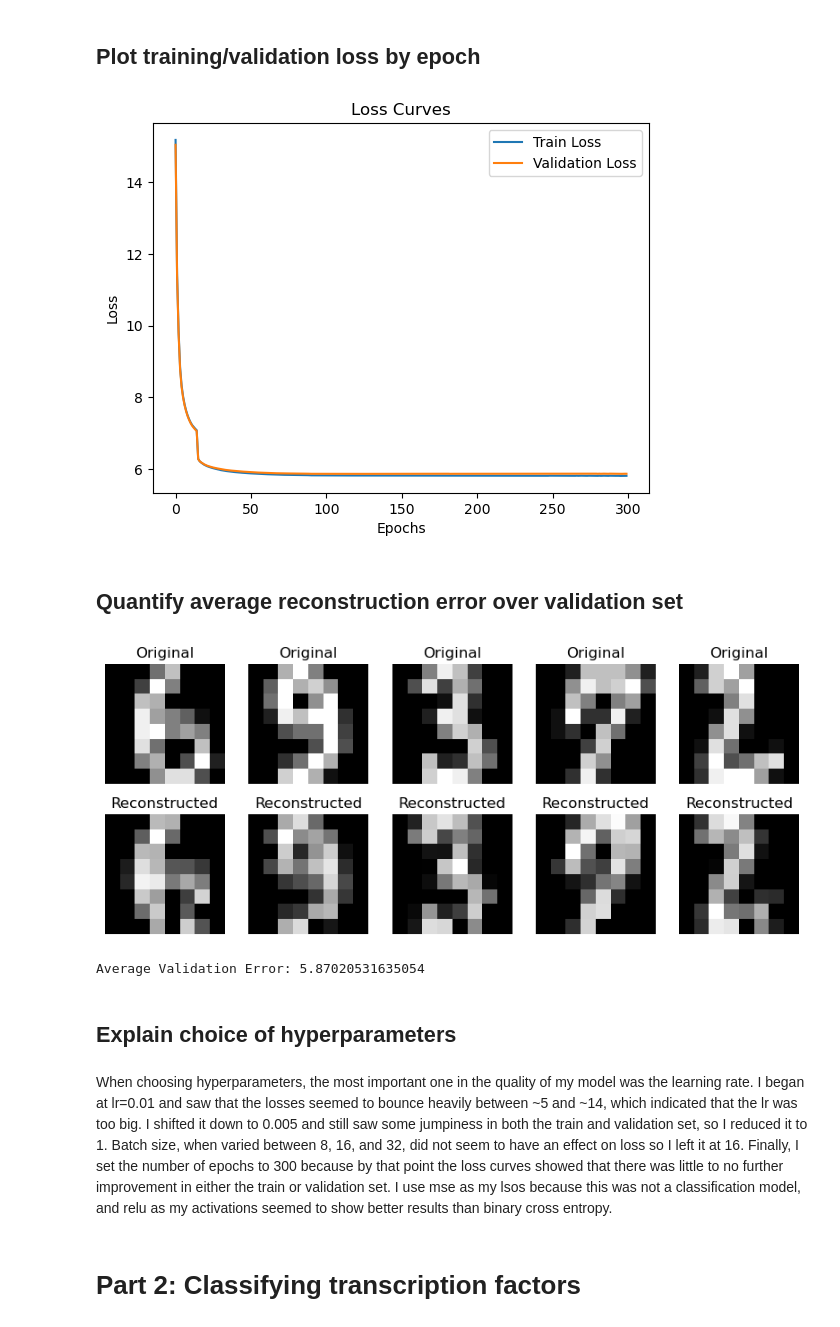
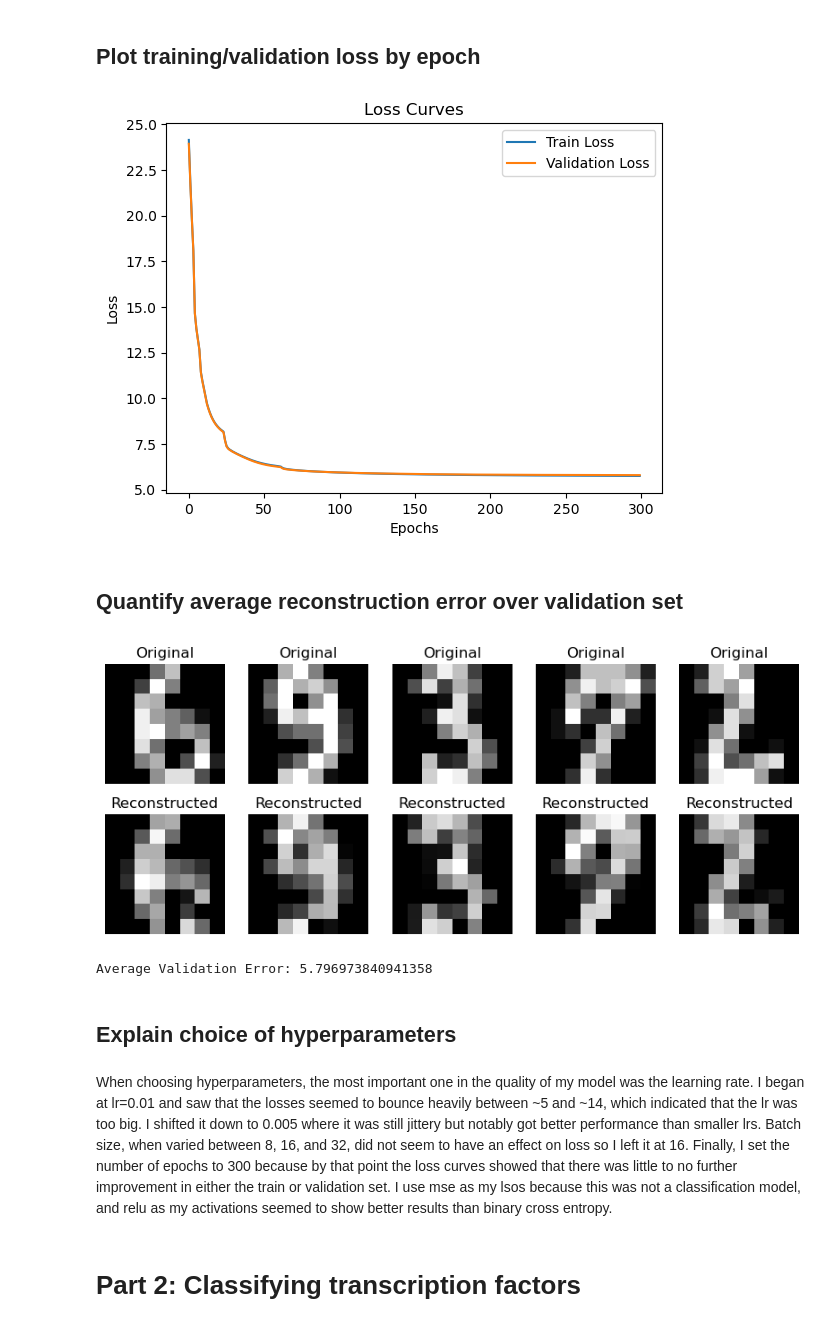
Before and after one commit to sanjayontheweb/final-nn, a Jupyter notebook: autoencoder.ipynb, the cells around one changed output. Drawn from its saved outputs; the diff is of its cells as text; code cells hidden in the pictures.

```diff
--- a/autoencoder.ipynb
+++ b/autoencoder.ipynb
@@ -31,7 +33,7 @@ autoencoder_arch = [
     {"input_dim": 64, "output_dim": 16, "activation": "relu"},
     {"input_dim": 16, "output_dim": 64, "activation": "relu"},
 ]
-nn = NeuralNetwork(autoencoder_arch, lr=0.003, seed=42, batch_size=16, epochs=300, loss_function="mean_squared_error")
+nn = NeuralNetwork(autoencoder_arch, lr=0.003, seed=42, batch_size=32, epochs=300, loss_function="mean_squared_error")
 # %% [markdown]
 ## Train autoencoder
 # %%
@@ -48,35 +50,35 @@ plt.ylabel("Loss")
 plt.legend()
 plt.show()
 # %% [output]
-[figure, old version]
+[figure, new version]
 # %% [markdown]
 ## Quantify average reconstruction error over validation set
 # %%
-reconstruction = nn.predict(X_val)
+reconstruction = nn.predict(X_val.T).T
 
 #View the original and reconstructed images
 n = 5
 plt.figure(figsize=(10, 4))
 for i in range(n):
     ax = plt.subplot(2, n, i + 1)
     plt.imshow(X_val[i].reshape(8, 8), cmap="gray")
     plt.title("Original")
     plt.axis("off")
 
     ax = plt.subplot(2, n, i + 1 + n)
     plt.imshow(reconstruction[i].reshape(8, 8), cmap="gray")
     plt.title("Reconstructed")
     plt.axis("off")
 # %% [output]
-[figure, old version]
+[figure, new version]
 # %%
 ave_val_error = np.mean(np.square(X_val - reconstruction))
 print(f"Average Validation Error: {ave_val_error}")
 # %% [output]
-Average Validation Error: 5.87020531635054
+Average Validation Error: 5.796973840941358
 # %% [markdown]
 ## Explain choice of hyperparameters
 # %% [markdown]
-When choosing hyperparameters, the most important one in the quality of my model was the learning rate. I began at lr=0.01 and saw that the losses seemed to bounce heavily between ~5 and ~14, which indicated that the lr was too big. I shifted it down to 0.005 and still saw some jumpiness in both the train and validation set, so I reduced it to 1. Batch size, when varied between 8, 16, and 32, did not seem to have an effect on loss so I left it at 16. Finally, I set the number of epochs to 300 because by that point the loss curves showed that there was little to no further improvement in either the train or validation set. I use mse as my lsos because this was not a classification model, and relu as my activations seemed to show better results than binary cross entropy.
+When choosing hyperparameters, the most important one in the quality of my model was the learning rate. I began at lr=0.01 and saw that the losses seemed to bounce heavily between ~5 and ~14, which indicated that the lr was too big. I shifted it down to 0.005 where it was still jittery but notably got better performance than smaller lrs. Batch size, when varied between 8, 16, and 32, did not seem to have an effect on loss so I left it at 16. Finally, I set the number of epochs to 300 because by that point the loss curves showed that there was little to no further improvement in either the train or validation set. I use mse as my lsos because this was not a classification model, and relu as my activations seemed to show better results than binary cross entropy.
 # %% [markdown]
 # Part 2: Classifying transcription factors
```
Also changed, not shown: parts of 19 cells of this notebook, 3 other files.
